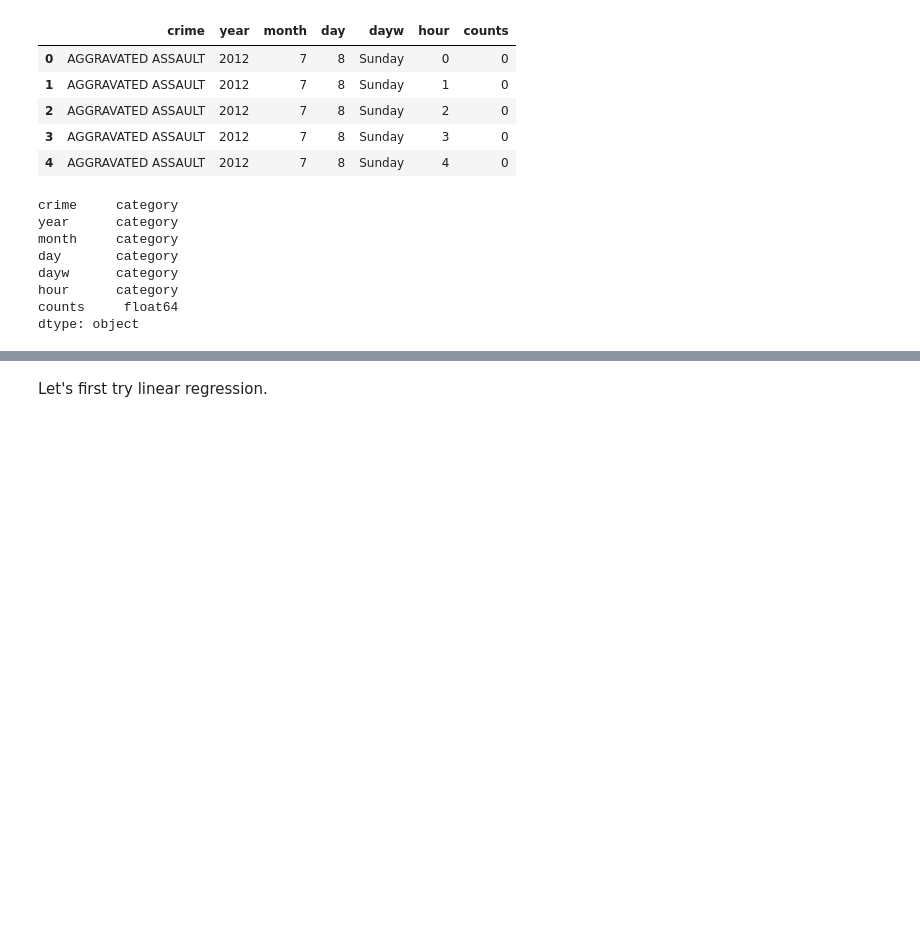
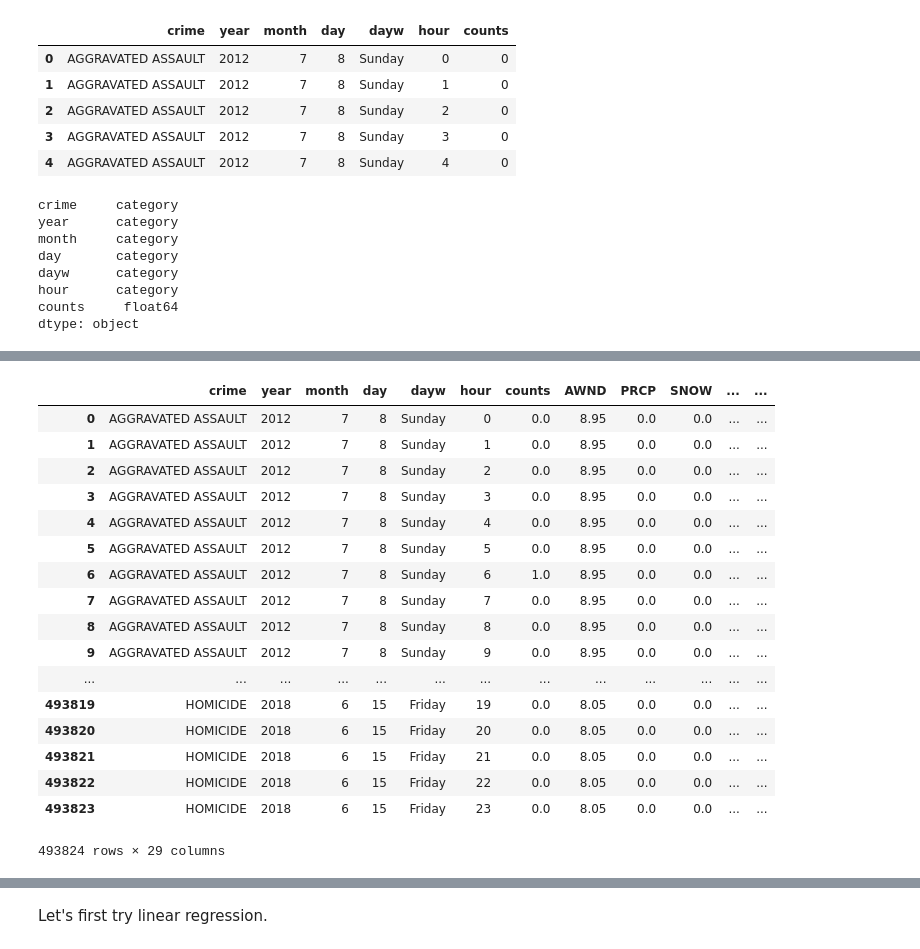
Before and after one commit to iajoiner/boston-crime-revisited, a Jupyter notebook: Boston Crime 2.ipynb, the cells around one changed output, grey strips where cells are left out. Saved outputs shown, nothing was run; the diff lists cells and outputs as text; code cells hidden in the pictures; blank space fills up the shorter version.

```diff
--- a/Boston Crime 2.ipynb
+++ b/Boston Crime 2.ipynb
@@ -1278,0 +1407,3 @@ Name: crime, dtype: int64
+# %%
+df_ue['year'] = df_ue['DATE'].apply(lambda x: int(x[:4]))
+df_ue['month'] = df_ue['DATE'].apply(lambda x: int(x[5:7]))
@@ -1278,0 +1421,3 @@ Name: crime, dtype: int64
+# %%
+df_ue['year'] = df_ue.year.astype('category')
+df_ue['month'] = df_ue.month.astype('category')
@@ -1278,0 +1433,2 @@ Name: crime, dtype: int64
+# %%
+df_temp1 = pd.merge(df_ag, df_weather, how = 'left', on = ['year','month','day'], validate = 'many_to_one')
@@ -1278,0 +1455,23 @@ Name: crime, dtype: int64
+# %%
+df_temp2 = pd.merge(df_temp1, df_ue, how = 'left', on = ['year','month'], validate = 'many_to_one')
+# %%
+df_temp2
+# %% [output]
+|  | crime | year | month | day | dayw | hour | counts | AWND | PRCP | SNOW | ... | ... |
+| 0 | AGGRAVATED ASSAULT | 2012 | 7 | 8 | Sunday | 0 | 0.0 | 8.95 | 0.0 | 0.0 | ... | ... |
+| 1 | AGGRAVATED ASSAULT | 2012 | 7 | 8 | Sunday | 1 | 0.0 | 8.95 | 0.0 | 0.0 | ... | ... |
+| 2 | AGGRAVATED ASSAULT | 2012 | 7 | 8 | Sunday | 2 | 0.0 | 8.95 | 0.0 | 0.0 | ... | ... |
+| 3 | AGGRAVATED ASSAULT | 2012 | 7 | 8 | Sunday | 3 | 0.0 | 8.95 | 0.0 | 0.0 | ... | ... |
+| 4 | AGGRAVATED ASSAULT | 2012 | 7 | 8 | Sunday | 4 | 0.0 | 8.95 | 0.0 | 0.0 | ... | ... |
+| 5 | AGGRAVATED ASSAULT | 2012 | 7 | 8 | Sunday | 5 | 0.0 | 8.95 | 0.0 | 0.0 | ... | ... |
+| 6 | AGGRAVATED ASSAULT | 2012 | 7 | 8 | Sunday | 6 | 1.0 | 8.95 | 0.0 | 0.0 | ... | ... |
+| 7 | AGGRAVATED ASSAULT | 2012 | 7 | 8 | Sunday | 7 | 0.0 | 8.95 | 0.0 | 0.0 | ... | ... |
+| 8 | AGGRAVATED ASSAULT | 2012 | 7 | 8 | Sunday | 8 | 0.0 | 8.95 | 0.0 | 0.0 | ... | ... |
+| 9 | AGGRAVATED ASSAULT | 2012 | 7 | 8 | Sunday | 9 | 0.0 | 8.95 | 0.0 | 0.0 | ... | ... |
+| ... | ... | ... | ... | ... | ... | ... | ... | ... | ... | ... | ... | ... |
+| 493819 | HOMICIDE | 2018 | 6 | 15 | Friday | 19 | 0.0 | 8.05 | 0.0 | 0.0 | ... | ... |
+| 493820 | HOMICIDE | 2018 | 6 | 15 | Friday | 20 | 0.0 | 8.05 | 0.0 | 0.0 | ... | ... |
+| 493821 | HOMICIDE | 2018 | 6 | 15 | Friday | 21 | 0.0 | 8.05 | 0.0 | 0.0 | ... | ... |
+| 493822 | HOMICIDE | 2018 | 6 | 15 | Friday | 22 | 0.0 | 8.05 | 0.0 | 0.0 | ... | ... |
+| 493823 | HOMICIDE | 2018 | 6 | 15 | Friday | 23 | 0.0 | 8.05 | 0.0 | 0.0 | ... | ... |
+493824 rows × 29 columns
```
Also changed, not shown: parts of 164 cells of this notebook.
